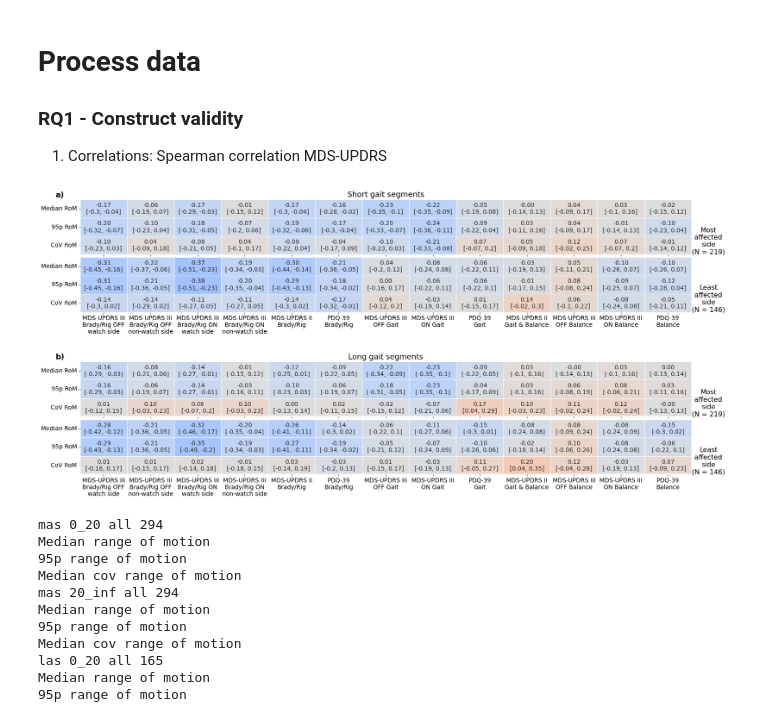
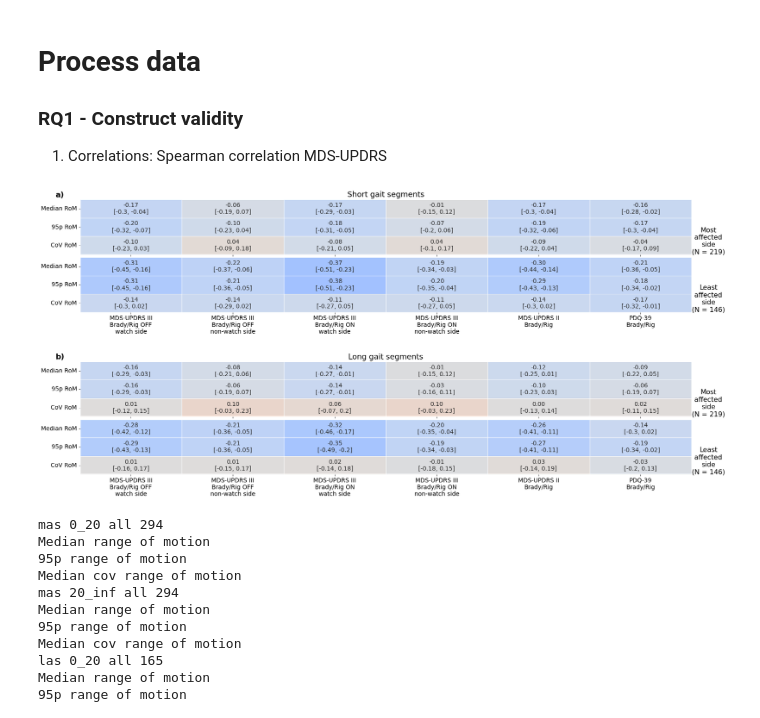
Before and after one commit to AI-for-Parkinson-Lab/longitudinal_arm_swing, a Jupyter notebook: notebooks/2.cross-sectional.ipynb, the cells around one changed output. Saved outputs shown, nothing was run; the diff lists cells and outputs as text; code cells hidden in the pictures.

```diff
--- a/notebooks/2.cross-sectional.ipynb
+++ b/notebooks/2.cross-sectional.ipynb
@@ -140,14 +140,13 @@ clinical_scores = {
     'updrs_3_hypokinesia_on_non_ws': 'MDS-UPDRS III\nBrady/Rig ON\nnon-watch side',
     'updrs_2_bradykinesia_rigidity': 'MDS-UPDRS II\nBrady/Rig',
     'pdq39_brady_rig': 'PDQ-39\nBrady/Rig',
-    'Up3OfGait': 'MDS-UPDRS III\nOFF Gait',
-    'Up3OnGait': 'MDS-UPDRS III\nON Gait',
-    'pdq39_gait': 'PDQ-39\nGait',
-    'updrs_2_gait_and_balance': 'MDS-UPDRS II\nGait & Balance',
-    'Up3OfStaPos': 'MDS-UPDRS III\nOFF Balance',
-    'Up3OnStaPos': 'MDS-UPDRS III\nON Balance',
-    'pdq39_balance': 'PDQ-39\nBalance',
-
+    # 'Up3OfGait': 'MDS-UPDRS III\nOFF Gait',
+    # 'Up3OnGait': 'MDS-UPDRS III\nON Gait',
+    # 'pdq39_gait': 'PDQ-39\nGait',
+    # 'updrs_2_gait_and_balance': 'MDS-UPDRS II\nGait & Balance',
+    # 'Up3OfStaPos': 'MDS-UPDRS III\nOFF Balance',
+    # 'Up3OnStaPos': 'MDS-UPDRS III\nON Balance',
+    # 'pdq39_balance': 'PDQ-39\nBalance',
 }
 
 df_cs_plot = df_cs.loc[df_cs['filter_type'] == filter_type].copy()
@@ -287,34 +286,34 @@ for i, segment_length in enumerate(segment_lengths):
         axes[2 * i + j][0].set_ylabel(ylabel, rotation=0, labelpad=40, size=PLOT_LABELSIZE)
 
         yticks = ax.get_yticklabels()
         for tick in yticks:
             if tick.get_text() in ['Medicated', 'Unmedicated']:
                 tick.set_fontweight('bold')
                 tick.set_fontsize(PLOT_TICKSIZE)
 
         if i == 0 and j == 0:
             subplot_label = 'a)'
         elif i == 1 and j == 0:
             subplot_label = 'b)'
         else:
             continue
 
         ax.text(
             -0.04, 1.15, subplot_label, fontweight='bold',
             ha='left', va='top', fontsize=PLOT_TITLESIZE,
             transform=ax.transAxes
         )
 
 axes[0][0].set_title("Short gait segments", fontsize=PLOT_TITLESIZE)
 axes[2][0].set_title("Long gait segments", fontsize=PLOT_TITLESIZE)
 
 plt.tight_layout()
 # plt.subplots_adjust(top=0.92)
 plt.show()
 
 fig.savefig(PATH_FIGURES / f'{med_status}.png', dpi=300)
 # %% [output]
-[figure, old version]
+[figure, new version]
 # %%
 # # Correlation between clincial scores
 # clinical_scores = {
```
Also changed, not shown: parts of 10 cells of this notebook, 7 other files.
